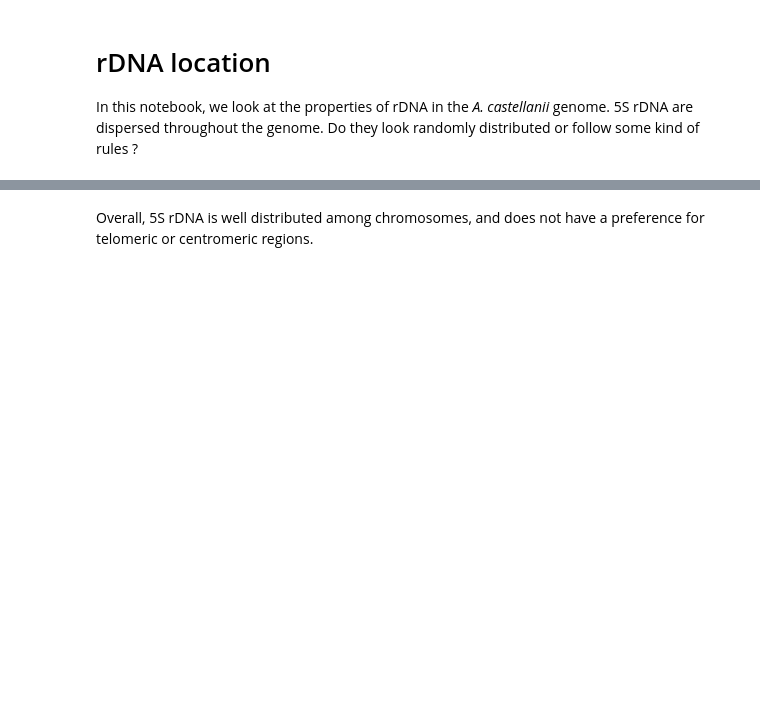
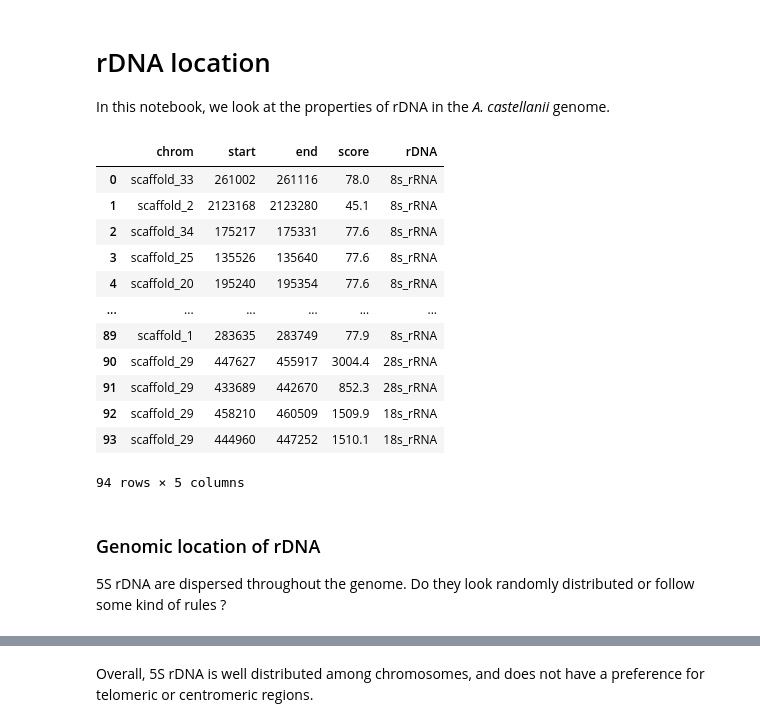
Before and after one commit to cmdoret/Acastellanii_genome_analysis, a Jupyter notebook: doc/notebooks/rdna_location.ipynb, the cells around one changed output, grey strips where cells are left out. Cells and saved outputs as stored; diff of their text form; code cells hidden in the pictures; blank space fills up the shorter version.

```diff
--- a/doc/notebooks/rdna_location.ipynb
+++ b/doc/notebooks/rdna_location.ipynb
@@ -2,6 +2,5 @@
 # rDNA location
 
 In this notebook, we look at the properties of rDNA in the _A. castellanii_ genome.
-5S rDNA are dispersed throughout the genome. Do they look randomly distributed or follow some kind of rules ?
 # %%
 import os
@@ -15,21 +16,45 @@ import pyfastx as px
 # %%
 os.chdir("/home/cmatthey/Repos/acastellanii_genome_analysis/")
 rdna_c3 = pd.read_csv(
     'data/input/rnammer/C3.gff',
     comment='#',
     sep='\t',
     names=['chrom', 'start', 'end', 'score', 'rDNA'],
     usecols=[0, 3, 4, 5, 8]
 )
 rdna_neff = pd.read_csv(
     'data/input/rnammer/Neff.gff',
     comment='#',
     sep='\t',
     names=['chrom', 'start', 'end', 'score', 'rDNA'],
     usecols=[0, 3, 4, 5, 8]
 )
-chroms_neff = {x.name: len(x) for x in px.Fasta('data/input/genomes/Neff_assembly.fa')}
-chroms_c3 = {x.name: len(x) for x in px.Fasta('data/input/genomes/C3_assembly.fa')}
+clr_c3 = cooler.Cooler('data/input/cool/C3.mcool::/resolutions/32000')
+clr_neff = cooler.Cooler('data/input/cool/Neff.mcool::/resolutions/32000')
+
+MIN_LEN = 100000
+chroms_neff = {x.name: len(x) for x in px.Fasta('data/input/genomes/Neff_assembly.fa') if len(x) > MIN_LEN}
+chroms_c3 = {x.name: len(x) for x in px.Fasta('data/input/genomes/C3_assembly.fa') if len(x) > MIN_LEN}
+rdna_neff = rdna_neff.loc[rdna_neff.chrom.isin(chroms_neff.keys())].reset_index(drop=True)
+rdna_c3 = rdna_c3.loc[rdna_c3.chrom.isin(chroms_c3.keys())].reset_index(drop=True)
+rdna_c3
+# %% [output]
+|  | chrom | start | end | score | rDNA |
+| 0 | scaffold_33 | 261002 | 261116 | 78.0 | 8s_rRNA |
+| 1 | scaffold_2 | 2123168 | 2123280 | 45.1 | 8s_rRNA |
+| 2 | scaffold_34 | 175217 | 175331 | 77.6 | 8s_rRNA |
+| 3 | scaffold_25 | 135526 | 135640 | 77.6 | 8s_rRNA |
+| 4 | scaffold_20 | 195240 | 195354 | 77.6 | 8s_rRNA |
+| ... | ... | ... | ... | ... | ... |
+| 89 | scaffold_1 | 283635 | 283749 | 77.9 | 8s_rRNA |
+| 90 | scaffold_29 | 447627 | 455917 | 3004.4 | 28s_rRNA |
+| 91 | scaffold_29 | 433689 | 442670 | 852.3 | 28s_rRNA |
+| 92 | scaffold_29 | 458210 | 460509 | 1509.9 | 18s_rRNA |
+| 93 | scaffold_29 | 444960 | 447252 | 1510.1 | 18s_rRNA |
+94 rows × 5 columns
+# %% [markdown]
+### Genomic location of rDNA
+5S rDNA are dispersed throughout the genome. Do they look randomly distributed or follow some kind of rules ?
 # %%
 def get_chrom_prop(chrom: str, pos: int, chroms: Dict[str, int]) -> float:
     """Given a chromosome name and position,
```
Also changed, not shown: parts of 15 cells of this notebook.
